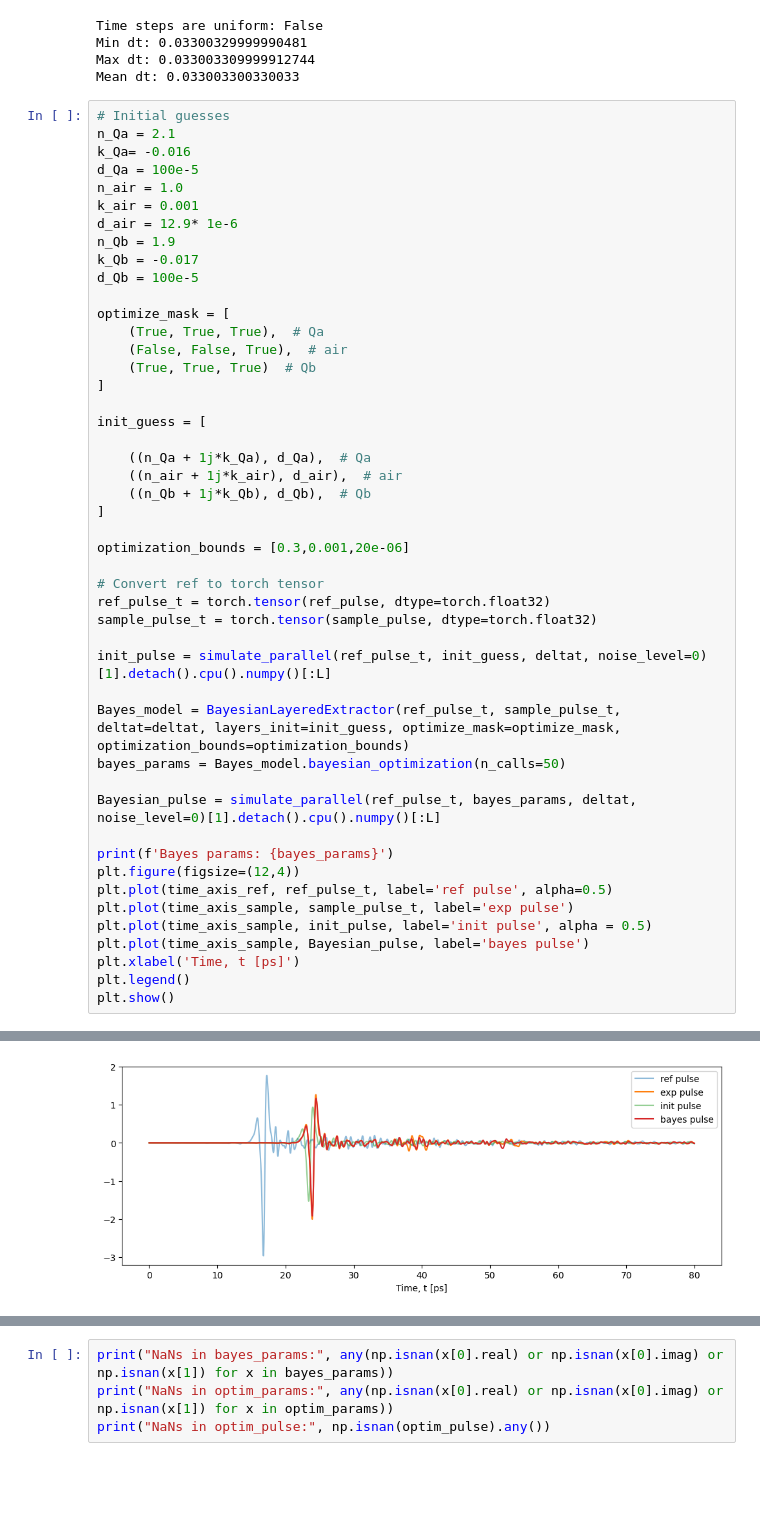
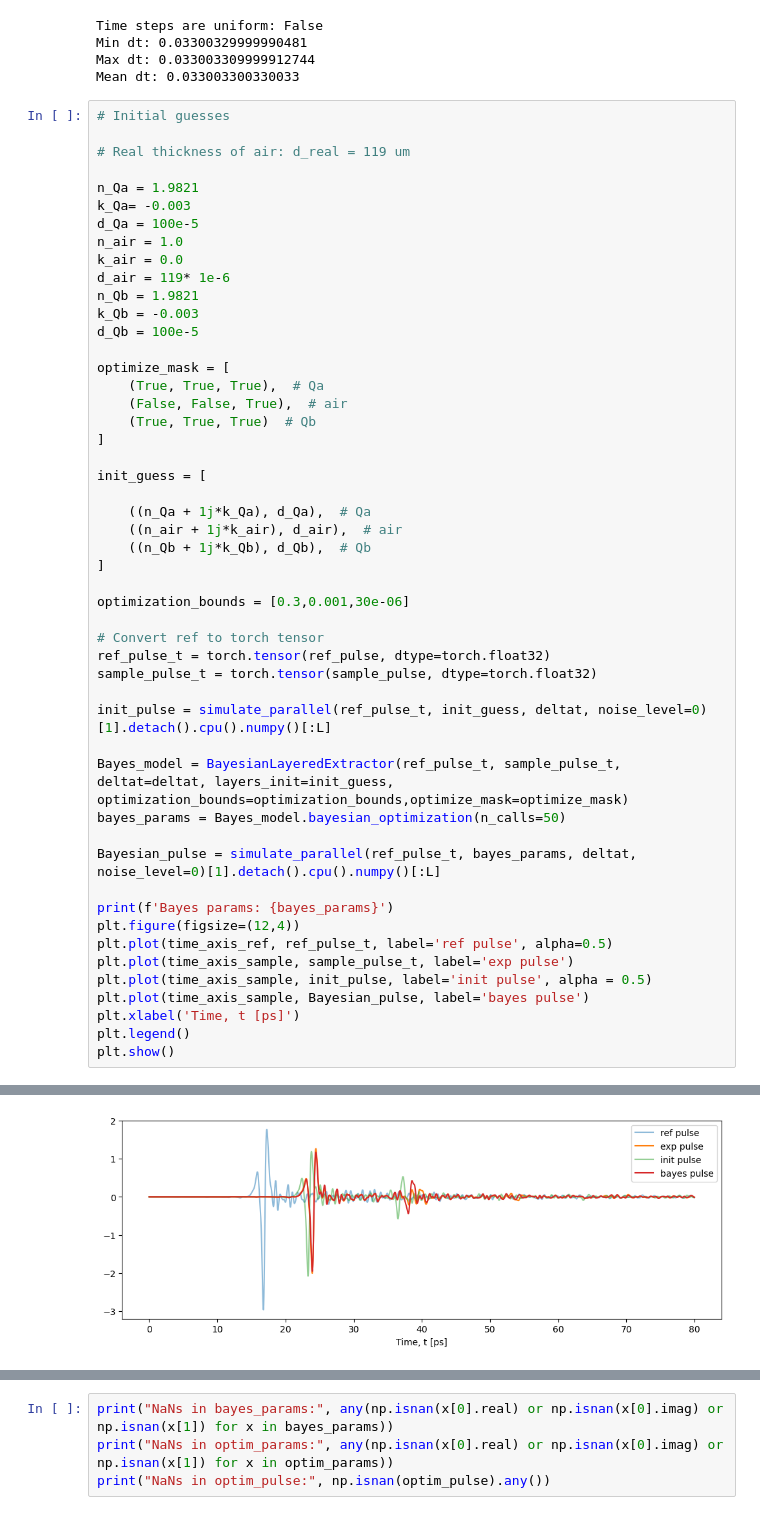
Before and after one commit to Loriginale2000/TerahertzProject, a Jupyter notebook: TheoTHzTDS/THz-TDS/Transfer Matrix Method/QREF_04_02_2026.ipynb, the cells around one changed output, grey strips where cells are left out. Saved outputs shown, nothing was run; the diff lists cells and outputs as text; blank space fills up the shorter version.

```diff
--- a/TheoTHzTDS/THz-TDS/Transfer Matrix Method/QREF_04_02_2026.ipynb
+++ b/TheoTHzTDS/THz-TDS/Transfer Matrix Method/QREF_04_02_2026.ipynb
@@ -120,14 +117,17 @@ Max dt: 0.033003309999912744
 Mean dt: 0.033003300330033
 # %%
 # Initial guesses
-n_Qa = 2.1
-k_Qa= -0.016
+
+# Real thickness of air: d_real = 119 um
+
+n_Qa = 1.9821
+k_Qa= -0.003
 d_Qa = 100e-5
 n_air = 1.0
-k_air = 0.001
-d_air = 12.9* 1e-6
-n_Qb = 1.9
-k_Qb = -0.017
+k_air = 0.0
+d_air = 119* 1e-6
+n_Qb = 1.9821
+k_Qb = -0.003
 d_Qb = 100e-5
 
 optimize_mask = [
@@ -143,7 +143,7 @@ init_guess = [
     ((n_Qb + 1j*k_Qb), d_Qb),  # Qb
 ]
 
-optimization_bounds = [0.3,0.001,20e-06]
+optimization_bounds = [0.3,0.001,30e-06]
 
 # Convert ref to torch tensor
 ref_pulse_t = torch.tensor(ref_pulse, dtype=torch.float32)
@@ -151,7 +151,7 @@ sample_pulse_t = torch.tensor(sample_pulse, dtype=torch.float32)
 
 init_pulse = simulate_parallel(ref_pulse_t, init_guess, deltat, noise_level=0)[1].detach().cpu().numpy()[:L]
 
-Bayes_model = BayesianLayeredExtractor(ref_pulse_t, sample_pulse_t, deltat=deltat, layers_init=init_guess, optimize_mask=optimize_mask, optimization_bounds=optimization_bounds)
+Bayes_model = BayesianLayeredExtractor(ref_pulse_t, sample_pulse_t, deltat=deltat, layers_init=init_guess,  optimization_bounds=optimization_bounds,optimize_mask=optimize_mask)
 bayes_params = Bayes_model.bayesian_optimization(n_calls=50)
 
 Bayesian_pulse = simulate_parallel(ref_pulse_t, bayes_params, deltat, noise_level=0)[1].detach().cpu().numpy()[:L]
@@ -179,3 +179,3 @@ Bayes params: [((2.2912283465244725-0.010123259547576133j), 0.001007656299632103
-[figure, old version]
+[figure, new version]
 # %%
 grad_optimizer = LayeredExtractor(ref_pulse_t, sample_pulse_t, deltat, bayes_params, optimize_mask, lr=0.01)
```
Also changed, not shown: parts of 5 cells of this notebook, 14 other files.
